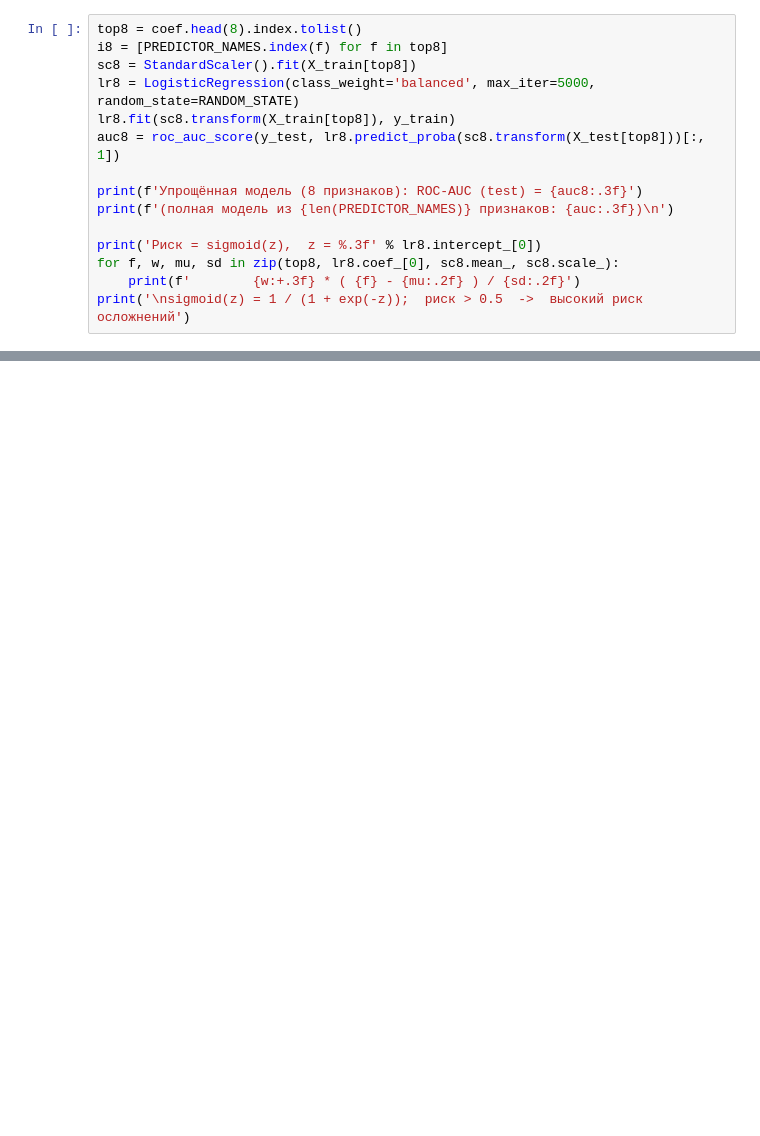
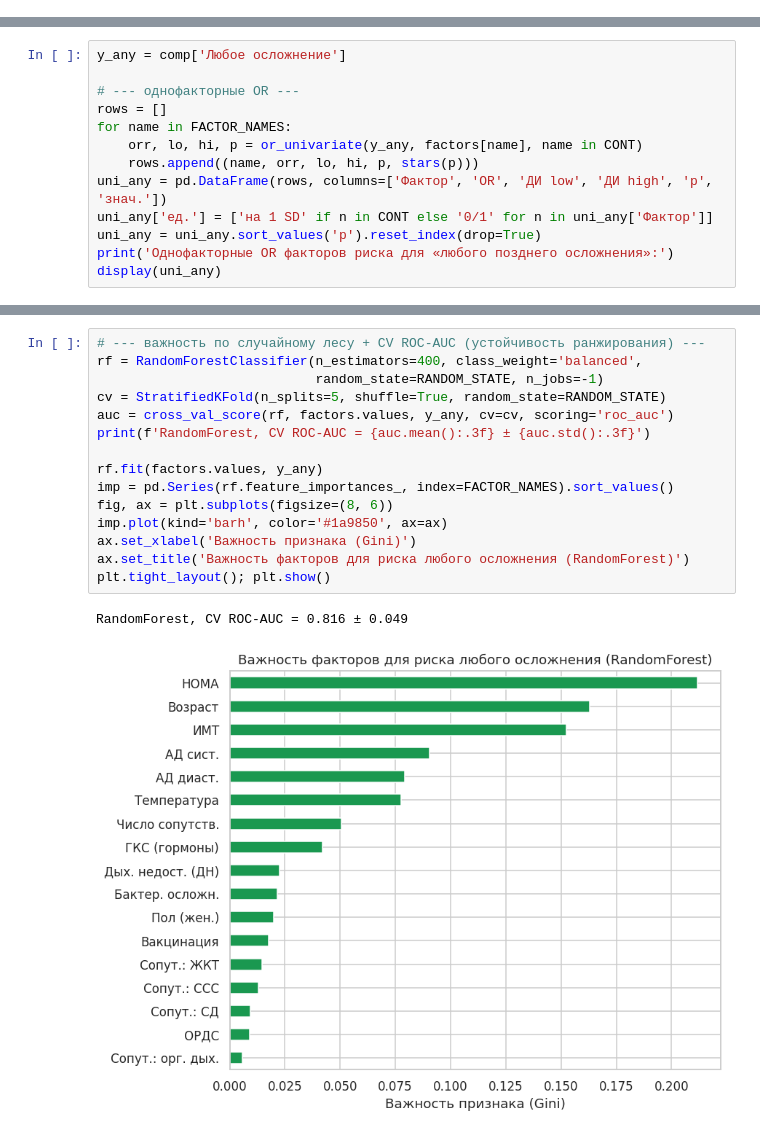
Before and after one commit to oablohin/covid-analysis, a Jupyter notebook: covid_complications.ipynb, the cells around one changed output, grey strips where cells are left out. Cells and saved outputs as stored; diff of their text form; blank space fills up the shorter version.

```diff
--- a/covid_complications.ipynb
+++ b/covid_complications.ipynb
@@ -600,15 +0,0 @@ plt.tight_layout(); plt.show()
-# %%
-top8 = coef.head(8).index.tolist()
-i8 = [PREDICTOR_NAMES.index(f) for f in top8]
-sc8 = StandardScaler().fit(X_train[top8])
-lr8 = LogisticRegression(class_weight='balanced', max_iter=5000, random_state=RANDOM_STATE)
-lr8.fit(sc8.transform(X_train[top8]), y_train)
-auc8 = roc_auc_score(y_test, lr8.predict_proba(sc8.transform(X_test[top8]))[:, 1])
-
-print(f'Упрощённая модель (8 признаков): ROC-AUC (test) = {auc8:.3f}')
-print(f'(полная модель из {len(PREDICTOR_NAMES)} признаков: {auc:.3f})\n')
-
-print('Риск = sigmoid(z),  z = %.3f' % lr8.intercept_[0])
-for f, w, mu, sd in zip(top8, lr8.coef_[0], sc8.mean_, sc8.scale_):
-    print(f'        {w:+.3f} * ( {f} - {mu:.2f} ) / {sd:.2f}')
-print('\nsigmoid(z) = 1 / (1 + exp(-z));  риск > 0.5  ->  высокий риск осложнений')
@@ -670,0 +308,13 @@ print('\nПримечание: использованы только показ
+# %%
+y_any = comp['Любое осложнение']
+
+# --- однофакторные OR ---
+rows = []
+for name in FACTOR_NAMES:
+    orr, lo, hi, p = or_univariate(y_any, factors[name], name in CONT)
+    rows.append((name, orr, lo, hi, p, stars(p)))
+uni_any = pd.DataFrame(rows, columns=['Фактор', 'OR', 'ДИ low', 'ДИ high', 'p', 'знач.'])
+uni_any['ед.'] = ['на 1 SD' if n in CONT else '0/1' for n in uni_any['Фактор']]
+uni_any = uni_any.sort_values('p').reset_index(drop=True)
+print('Однофакторные OR факторов риска для «любого позднего осложнения»:')
+display(uni_any)
@@ -670,0 +392,18 @@ print('\nПримечание: использованы только показ
+# %%
+# --- важность по случайному лесу + CV ROC-AUC (устойчивость ранжирования) ---
+rf = RandomForestClassifier(n_estimators=400, class_weight='balanced',
+                            random_state=RANDOM_STATE, n_jobs=-1)
+cv = StratifiedKFold(n_splits=5, shuffle=True, random_state=RANDOM_STATE)
+auc = cross_val_score(rf, factors.values, y_any, cv=cv, scoring='roc_auc')
+print(f'RandomForest, CV ROC-AUC = {auc.mean():.3f} ± {auc.std():.3f}')
+
+rf.fit(factors.values, y_any)
+imp = pd.Series(rf.feature_importances_, index=FACTOR_NAMES).sort_values()
+fig, ax = plt.subplots(figsize=(8, 6))
+imp.plot(kind='barh', color='#1a9850', ax=ax)
+ax.set_xlabel('Важность признака (Gini)')
+ax.set_title('Важность факторов для риска любого осложнения (RandomForest)')
+plt.tight_layout(); plt.show()
+# %% [output]
+RandomForest, CV ROC-AUC = 0.816 ± 0.049
+[figure, added]
```
Also changed, not shown: parts of 103 cells of this notebook, 4 other files.
